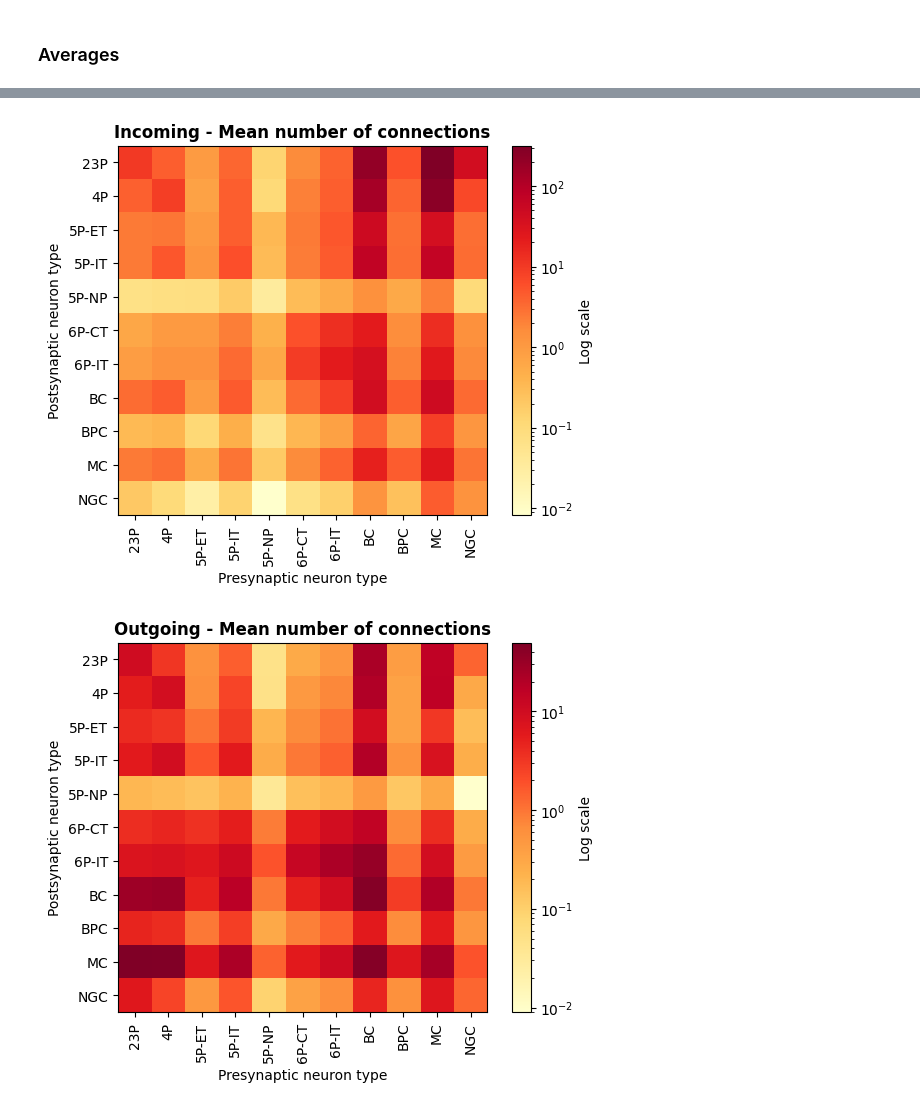
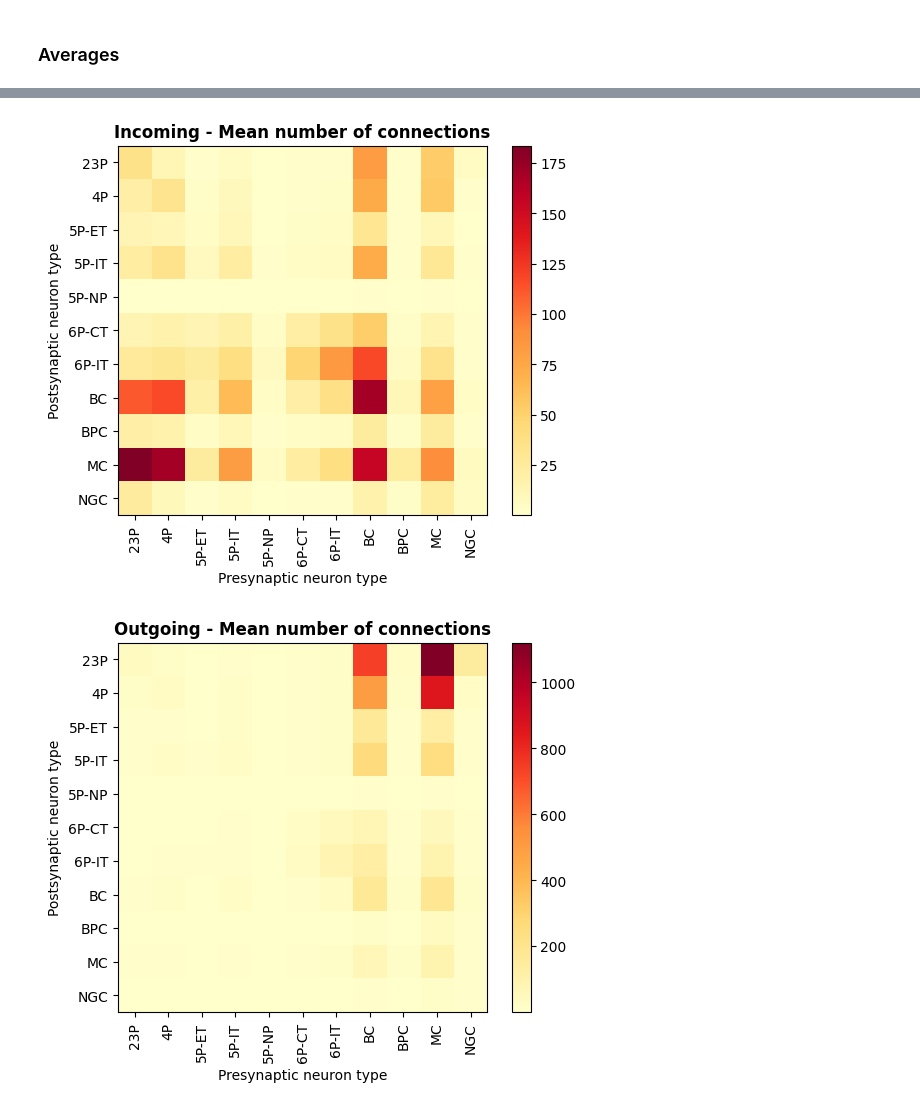
Before and after one commit to deangeckt/Dendro-Synaptome, a Jupyter notebook: analysis/connectome_connectivity_matrix.ipynb, the cells around one changed output, grey strips where cells are left out. Drawn from its saved outputs; the diff is of its cells as text; code cells hidden in the pictures.

```diff
--- a/analysis/connectome_connectivity_matrix.ipynb
+++ b/analysis/connectome_connectivity_matrix.ipynb
@@ -121,16 +142,15 @@ plot_cell_type_conn_matrix(celltype_mat_size, cell_types, 'Weights', log_scale=T
 # %%
-# avg number of connections over the number of neurons
 cell_type_neuron_counts = np.array(neurons['cell_type'].value_counts())
 cell_types_labels = sorted(list(neurons['cell_type'].value_counts().keys()))
 
-avg_outgoing_matrix = get_none_empty_mat(celltype_mat) / cell_type_neuron_counts[:, np.newaxis]
-avg_incoming_matrix = get_none_empty_mat(celltype_mat) / cell_type_neuron_counts[np.newaxis, :]
+avg_incoming_matrix = get_none_empty_mat(celltype_mat) / cell_type_neuron_counts[:, np.newaxis]
+avg_outgoing_matrix = get_none_empty_mat(celltype_mat) / cell_type_neuron_counts[np.newaxis, :]
 
-plot_cell_type_conn_matrix(avg_incoming_matrix, cell_types_labels, 'Incoming - Mean number of connections', remove=[])
-plot_cell_type_conn_matrix(avg_outgoing_matrix, cell_types_labels, 'Outgoing - Mean number of connections', remove=[])
+plot_cell_type_conn_matrix(avg_incoming_matrix, cell_types_labels, 'Incoming - Mean number of connections', log_scale=False)
+plot_cell_type_conn_matrix(avg_outgoing_matrix, cell_types_labels, 'Outgoing - Mean number of connections', log_scale=False)
 # %% [output]
-[figure, old version]
+[figure, new version]
-[figure, old version]
+[figure, new version]
 # %%
 # avg number of weights over the number of synapses
 
```
Also changed, not shown: parts of 9 cells of this notebook, 3 other files.
